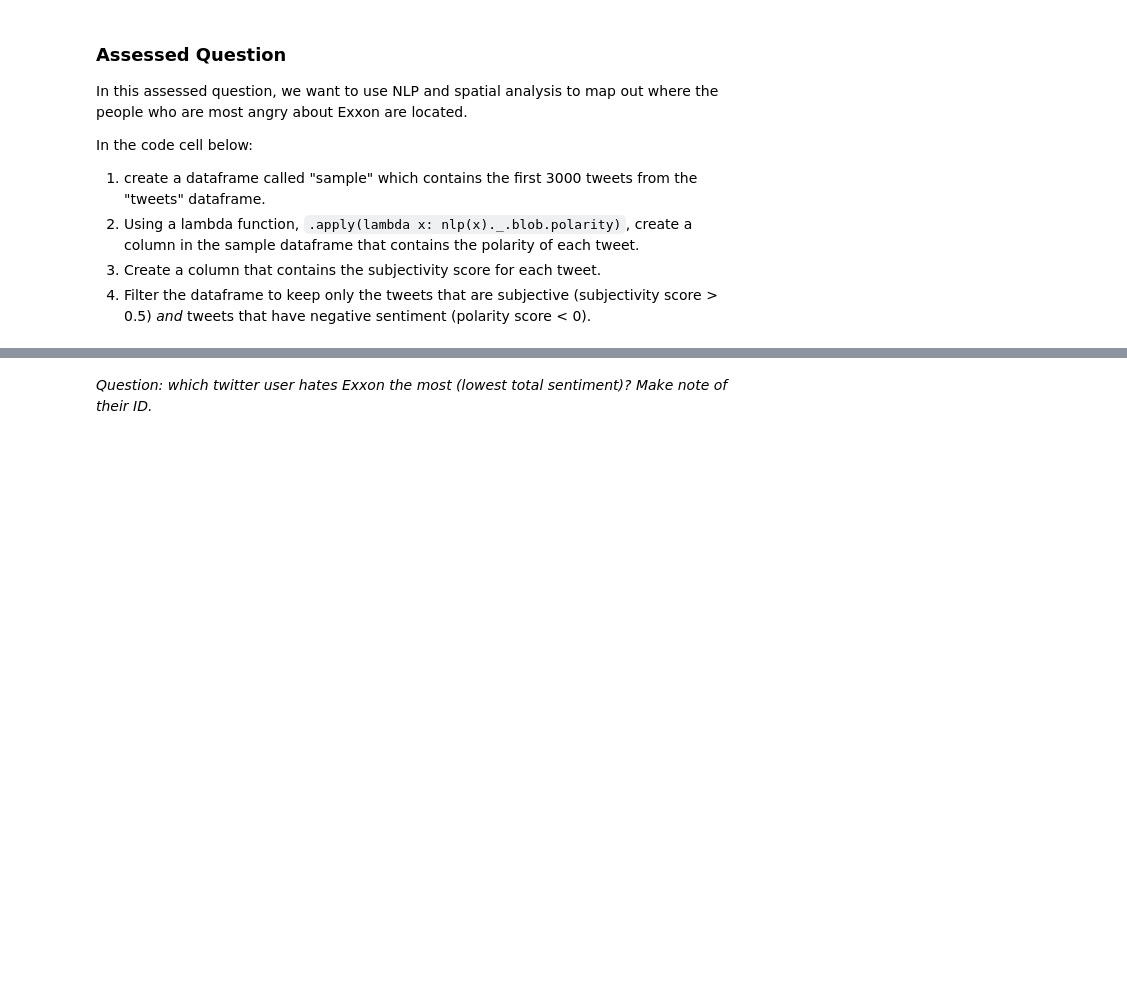
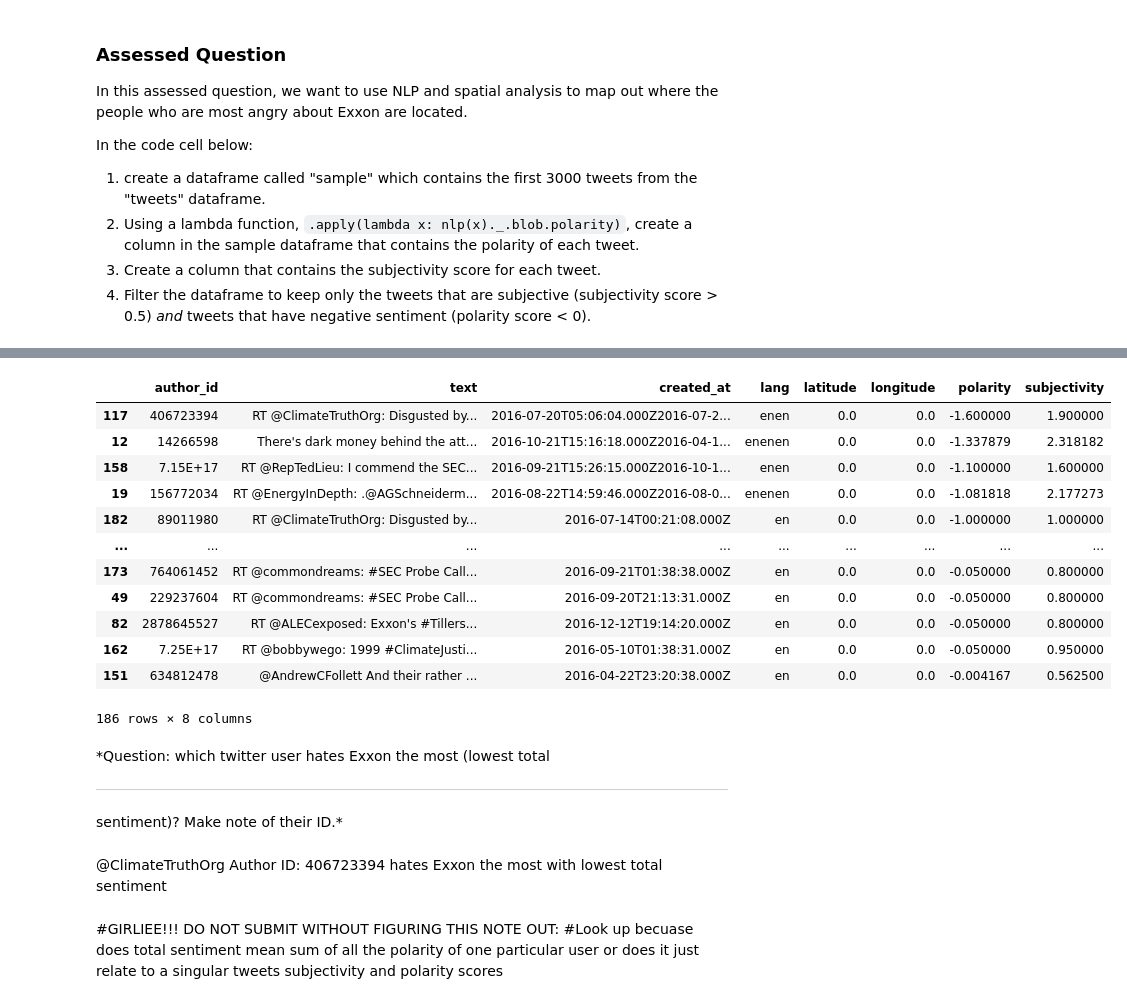
Before and after one commit to Sree-git4/QM2, a Jupyter notebook: notebooks/W04. Natural Language Processing.ipynb, the cells around one changed output, grey strips where cells are left out. Drawn from its saved outputs; the diff is of its cells as text; code cells hidden in the pictures; blank space fills up the shorter version.

```diff
--- a/notebooks/W04. Natural Language Processing.ipynb
+++ b/notebooks/W04. Natural Language Processing.ipynb
@@ -709,2 +528,33 @@ In the code cell below:
+# %%
+# Group by 'author_id' and sum the polarity
+author = filtered_sample.groupby('author_id', as_index=False).sum()
+
+# Sort by polarity in ascending order and select the user with the lowest polarity
+author = author.sort_values(by='polarity', ascending=True)
+
+author
+# %% [output]
+|  | author_id | text | created_at | lang | latitude | longitude | polarity | subjectivity |
+| 117 | 406723394 | RT @ClimateTruthOrg: Disgusted by... | 2016-07-20T05:06:04.000Z2016-07-2... | enen | 0.0 | 0.0 | -1.600000 | 1.900000 |
+| 12 | 14266598 | There's dark money behind the att... | 2016-10-21T15:16:18.000Z2016-04-1... | enenen | 0.0 | 0.0 | -1.337879 | 2.318182 |
+| 158 | 7.15E+17 | RT @RepTedLieu: I commend the SEC... | 2016-09-21T15:26:15.000Z2016-10-1... | enen | 0.0 | 0.0 | -1.100000 | 1.600000 |
+| 19 | 156772034 | RT @EnergyInDepth: .@AGSchneiderm... | 2016-08-22T14:59:46.000Z2016-08-0... | enenen | 0.0 | 0.0 | -1.081818 | 2.177273 |
+| 182 | 89011980 | RT @ClimateTruthOrg: Disgusted by... | 2016-07-14T00:21:08.000Z | en | 0.0 | 0.0 | -1.000000 | 1.000000 |
+| ... | ... | ... | ... | ... | ... | ... | ... | ... |
+| 173 | 764061452 | RT @commondreams: #SEC Probe Call... | 2016-09-21T01:38:38.000Z | en | 0.0 | 0.0 | -0.050000 | 0.800000 |
+| 49 | 229237604 | RT @commondreams: #SEC Probe Call... | 2016-09-20T21:13:31.000Z | en | 0.0 | 0.0 | -0.050000 | 0.800000 |
+| 82 | 2878645527 | RT @ALECexposed: Exxon's #Tillers... | 2016-12-12T19:14:20.000Z | en | 0.0 | 0.0 | -0.050000 | 0.800000 |
+| 162 | 7.25E+17 | RT @bobbywego: 1999 #ClimateJusti... | 2016-05-10T01:38:31.000Z | en | 0.0 | 0.0 | -0.050000 | 0.950000 |
+| 151 | 634812478 | @AndrewCFollett And their rather ... | 2016-04-22T23:20:38.000Z | en | 0.0 | 0.0 | -0.004167 | 0.562500 |
+186 rows × 8 columns
 # %% [markdown]
-*Question: which twitter user hates Exxon the most (lowest total sentiment)? Make note of their ID.*
+*Question: which twitter user hates Exxon the most (lowest total
+
+---
+
+sentiment)? Make note of their ID.*
+# %% [markdown]
+@ClimateTruthOrg Author ID:  406723394 hates Exxon the most with lowest total sentiment
+# %% [markdown]
+#GIRLIEE!!! DO NOT SUBMIT WITHOUT FIGURING THIS NOTE OUT:
+#Look up becuase does total sentiment mean sum of all the polarity of one particular user or does it just relate to a singular tweets subjectivity and polarity scores
```
Also changed, not shown: parts of 24 cells of this notebook.
